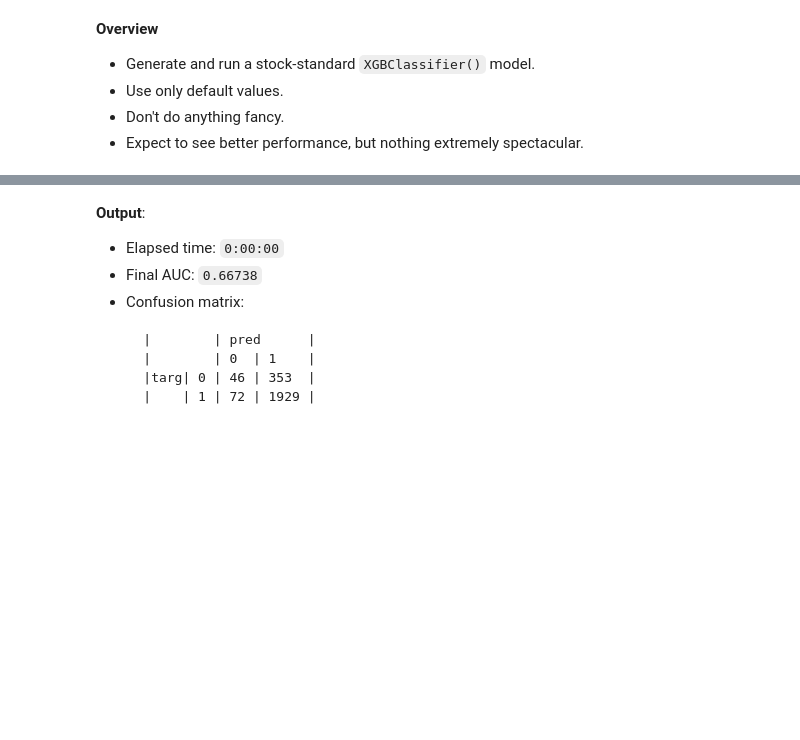
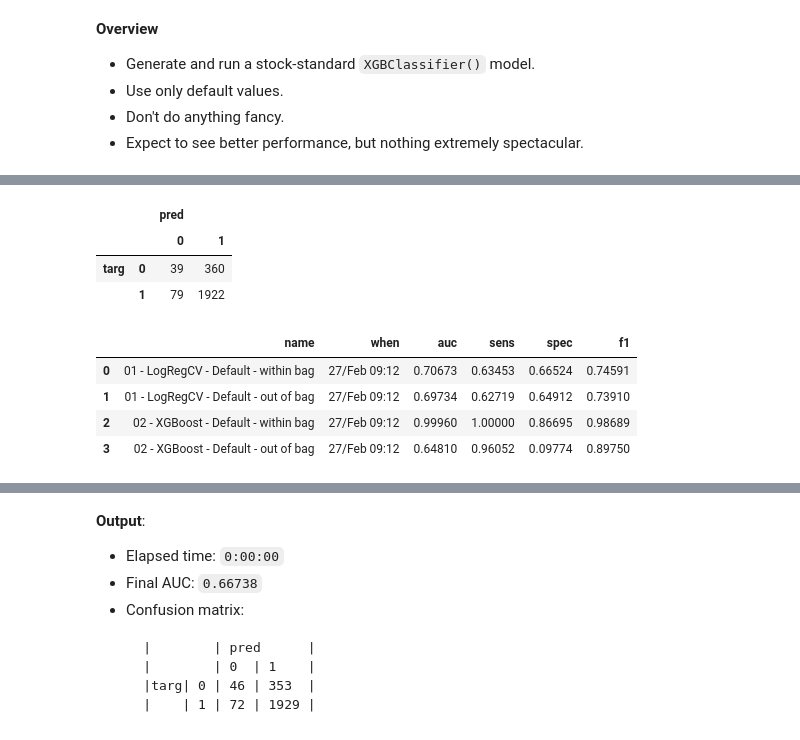
Before and after one commit to chrimaho/MDSI_ADSI_FEB21_AT1, a Jupyter notebook: notebooks/BasketballPrediction_CtrlAltElite.ipynb, the cells around one changed output, grey strips where cells are left out. Cells and saved outputs as stored; diff of their text form; code cells hidden in the pictures; blank space fills up the shorter version.

```diff
--- a/notebooks/BasketballPrediction_CtrlAltElite.ipynb
+++ b/notebooks/BasketballPrediction_CtrlAltElite.ipynb
@@ -434,27 +446,13 @@ t.toc()
 
 # Predict
 pred_trn = cla.predict(feat_trn)
-pred_prob_trn = cla.predict_proba(feat_trn)
+pred_prob_trn = cla.predict_proba(feat_trn)[:,1]
 pred_val = cla.predict(feat_val)
-pred_prob_val = cla.predict_proba(feat_val)
+pred_prob_val = cla.predict_proba(feat_val)[:,1]
 
-# Check performance
-save_reg_perf \
-    ( targ=targ_trn
-    , pred=pred_trn
-    , pred_prob=pred_prob_trn
-    , df_metrics=pred_scor
-    , name="01 - XGBoost - Default - within bag"
-    , print_all=False
-    )
-save_reg_perf \
-    ( targ=targ_val
-    , pred=pred_val
-    , pred_prob=pred_prob_val
-    , df_metrics=pred_scor
-    , name="01 - XGBoost - Default - out of bag"
-    )
+# Check
+print("ROC:", roc_auc_score(targ_val, pred_prob_val))
 
 # Backup
-dump(cla, "./models/Chris/13_XGBoost_Default.joblib")
+dump(cla, "./models/02_XGBoost_Default.joblib")
 # %% [output]
@@ -470,0 +462,29 @@ Elapsed time: 0:00:01
+# %%
+# Check performance
+pred_scor = save_reg_perf \
+    ( targ=targ_trn
+    , pred=pred_trn
+    , pred_prob=pred_prob_trn
+    , df_metrics=pred_scor
+    , name="02 - XGBoost - Default - within bag"
+    , print_all=False
+    )
+
+pred_scor = save_reg_perf \
+    ( targ=targ_val
+    , pred=pred_val
+    , pred_prob=pred_prob_val
+    , df_metrics=pred_scor
+    , name="02 - XGBoost - Default - out of bag"
+    , print_plot=False
+    )
+# %% [output]
+|  |  | pred |  |
+|  |  | 0 | 1 |
+| targ | 0 | 39 | 360 |
+|  | 1 | 79 | 1922 |
+|  | name | when | auc | sens | spec | f1 |
+| 0 | 01 - LogRegCV - Default - within bag | 27/Feb 09:12 | 0.70673 | 0.63453 | 0.66524 | 0.74591 |
+| 1 | 01 - LogRegCV - Default - out of bag | 27/Feb 09:12 | 0.69734 | 0.62719 | 0.64912 | 0.73910 |
+| 2 | 02 - XGBoost - Default - within bag | 27/Feb 09:12 | 0.99960 | 1.00000 | 0.86695 | 0.98689 |
+| 3 | 02 - XGBoost - Default - out of bag | 27/Feb 09:12 | 0.64810 | 0.96052 | 0.09774 | 0.89750 |
```
Also changed, not shown: parts of 33 cells of this notebook.
